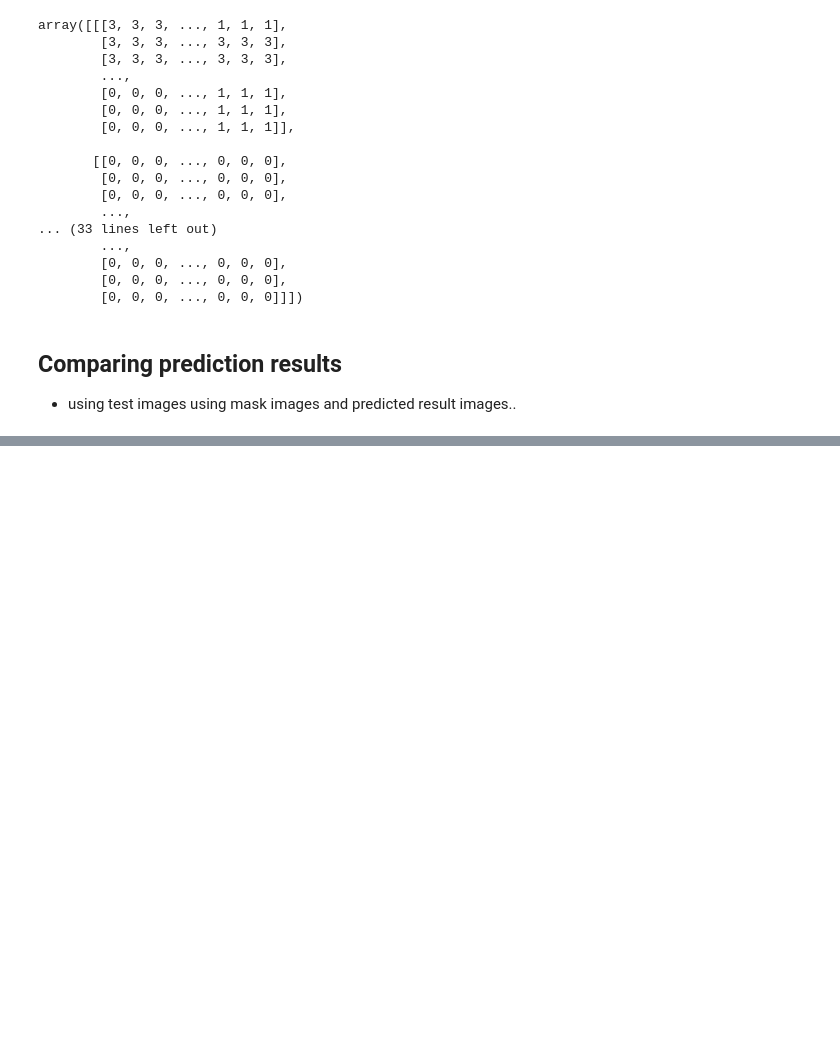
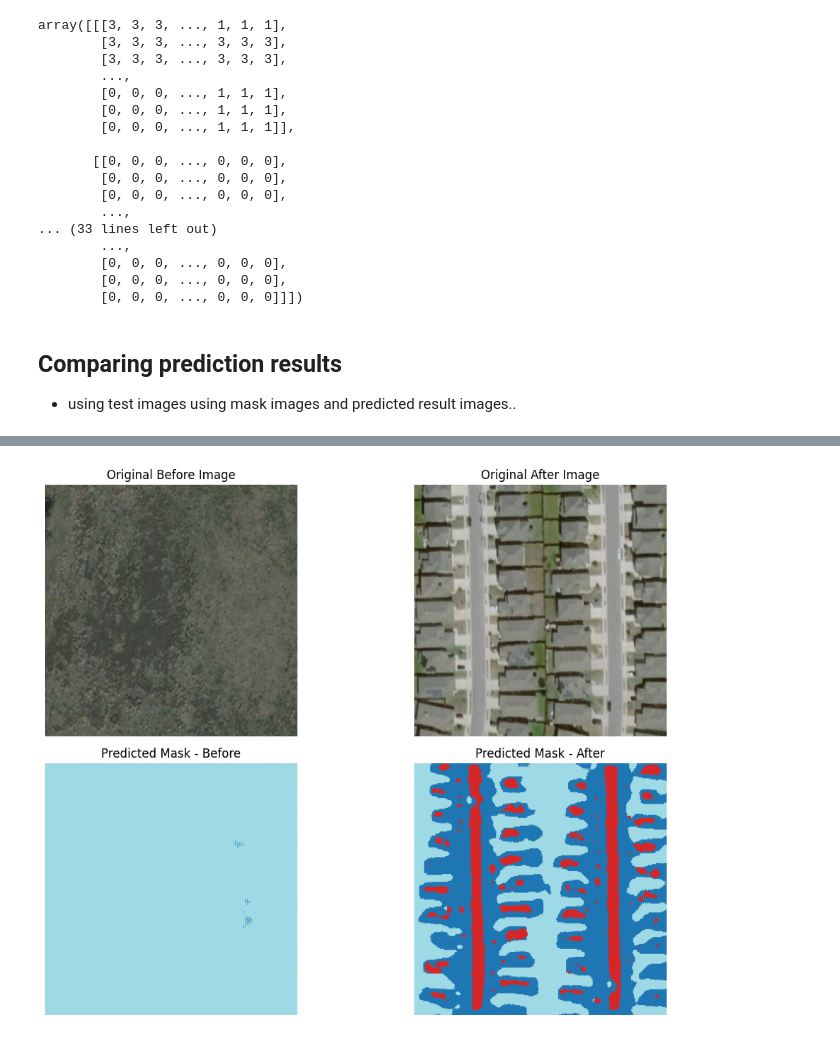
Before and after one commit to oliva2/EDA, a Jupyter notebook: DL-SatelliteImagery/Satellite_Imagery_DeepLearning-Base.ipynb, the cells around one changed output, grey strips where cells are left out. Cells and saved outputs as stored; diff of their text form; code cells hidden in the pictures; blank space fills up the shorter version.

```diff
--- a/DL-SatelliteImagery/Satellite_Imagery_DeepLearning-Base.ipynb
+++ b/DL-SatelliteImagery/Satellite_Imagery_DeepLearning-Base.ipynb
@@ -570,0 +657,74 @@ drwxr-xr-x 1 root root 4.0K Oct 21 13:33 sample_data
+# %%
+from tensorflow.keras.preprocessing.image import img_to_array
+import matplotlib.pyplot as plt
+import numpy as np
+from PIL import Image
+
+def calculate_area_percentages(predicted_mask, label):
+    total_pixels = predicted_mask.size
+    unique, counts = np.unique(predicted_mask, return_counts=True)
+    class_counts = dict(zip(unique, counts))
+
+    road_count = class_counts.get(2, 0)
+    building_count = class_counts.get(3, 0)
+    land_count = class_counts.get(1, 0)
+    unlabeled_count = class_counts.get(5, 0)
+    barren_count = land_count + unlabeled_count
+
+    road_pct = (road_count / total_pixels) * 100
+    building_pct = (building_count / total_pixels) * 100
+    barren_pct = (barren_count / total_pixels) * 100
+
+    print(f"\n📍 {label}")
+    print(f"Road area: {road_pct:.2f}%")
+    print(f"Building (build-up) area: {building_pct:.2f}%")
+    #print(f"Barren land area (land + unlabeled): {barren_pct:.2f}%")
+
+def load_image(image_path):
+    img = Image.open(image_path).resize((256, 256))
+    return np.array(img), img_to_array(img) / 255.0
+
+def predict_mask(image_array):
+    input_image = np.expand_dims(image_array, axis=0)
+    pred_mask = model.predict(input_image)
+    pred_class = np.argmax(pred_mask[0], axis=-1)
+    return pred_class
+
+# Load images
+before_image_arr, before_input = load_image("/content/Before.tif")
+after_image_arr, after_input = load_image("/content/after_.tif")
+
+# Predict masks
+before_mask = predict_mask(before_input)
+after_mask = predict_mask(after_input)
+
+# Plot 2x2: original before & after images + predicted masks
+plt.figure(figsize=(12, 8))
+
+plt.subplot(2, 2, 1)
+plt.imshow(before_image_arr)
+plt.title("Original Before Image")
+plt.axis('off')
+
+plt.subplot(2, 2, 2)
+plt.imshow(after_image_arr)
+plt.title("Original After Image")
+plt.axis('off')
+
+plt.subplot(2, 2, 3)
+plt.imshow(before_mask, cmap='tab20')
+plt.title("Predicted Mask - Before")
+plt.axis('off')
+
+plt.subplot(2, 2, 4)
+plt.imshow(after_mask, cmap='tab20')
+plt.title("Predicted Mask - After")
+plt.axis('off')
+
+plt.tight_layout()
+plt.show()
+
+# Area breakdown
+calculate_area_percentages(before_mask, "Before Image")
+calculate_area_percentages(after_mask, "After Image")
+# %% [output]
@@ -570,0 +733 @@ drwxr-xr-x 1 root root 4.0K Oct 21 13:33 sample_data
+[figure, added]
```
Also changed, not shown: parts of 30 cells of this notebook.
